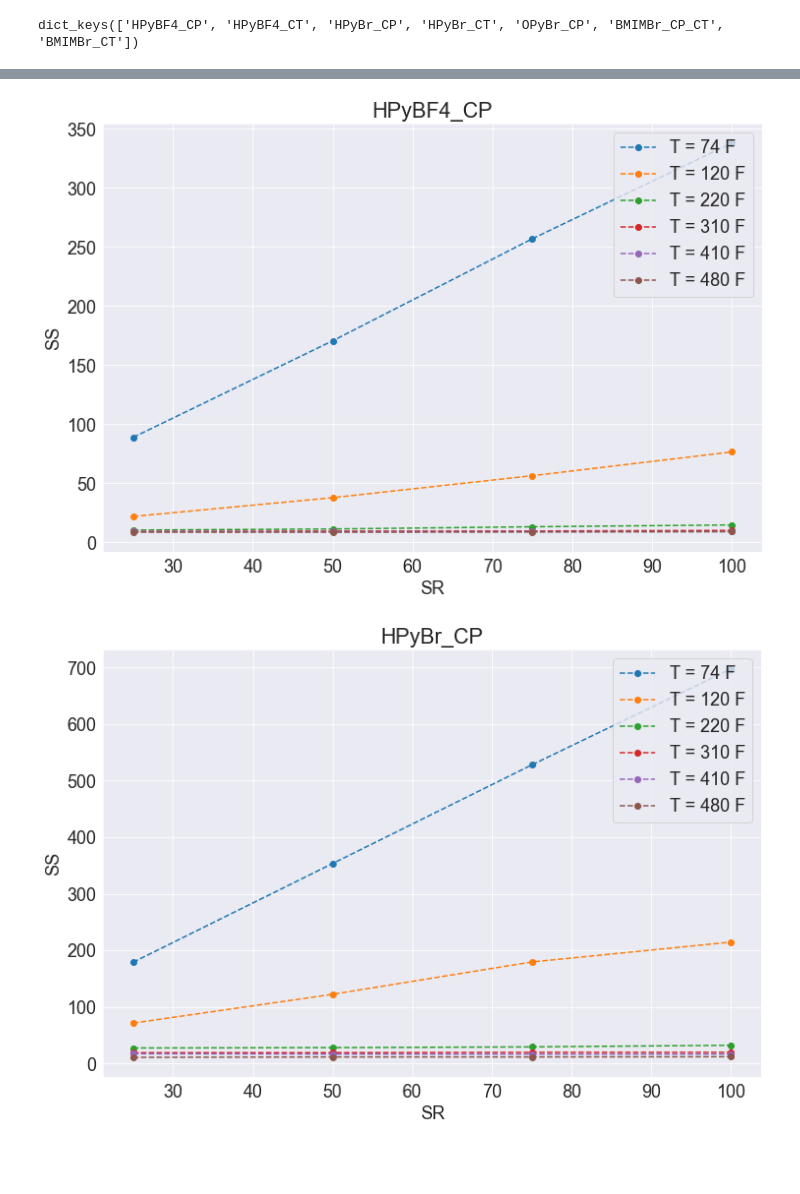
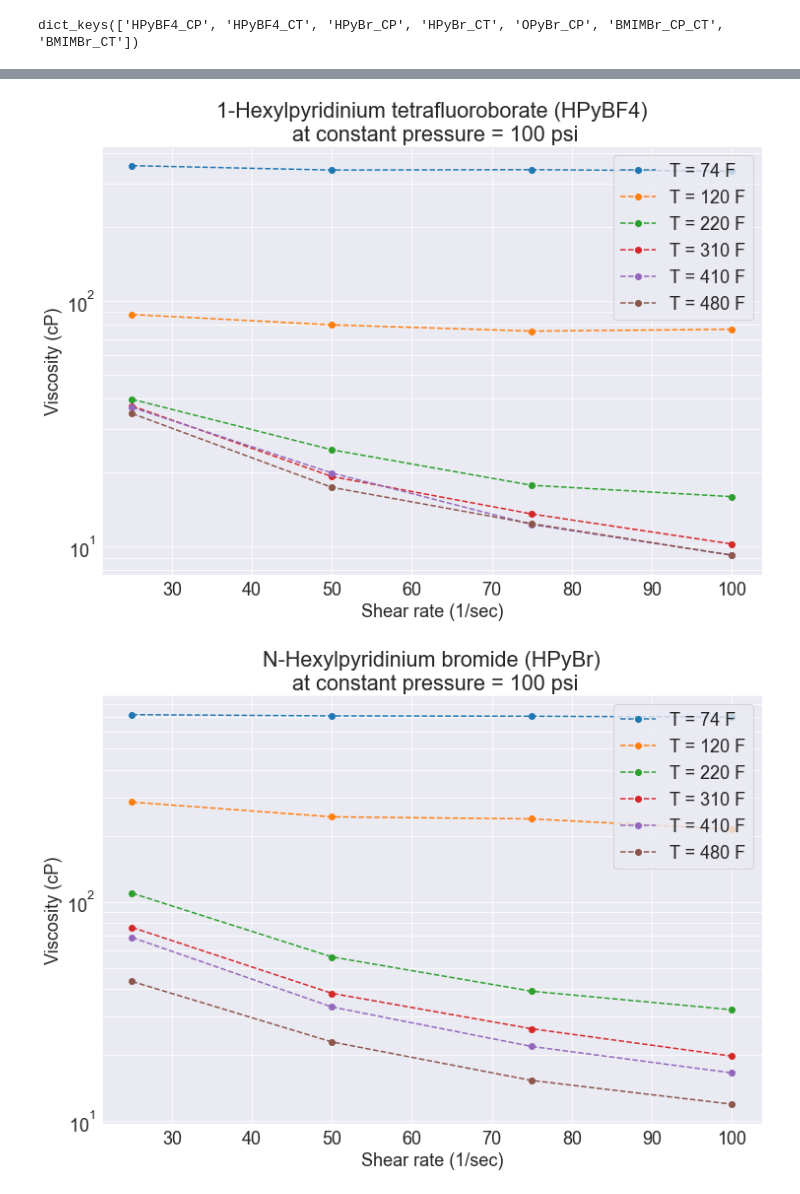
Before and after one commit to Atashnezhad/hpht, a Jupyter notebook: P02.ipynb, the cells around one changed output, grey strips where cells are left out. Cells and saved outputs as stored; diff of their text form; code cells hidden in the pictures; blank space fills up the shorter version.

Commit message:
plots map dict added

```diff
--- a/P02.ipynb
+++ b/P02.ipynb
@@ -92,0 +89,33 @@ obj = MyPlot()
+# %%
+my_list =[
+    'HPyBF4_CP',
+    # 'HPyBF4_CT',
+    'HPyBr_CP',
+    # 'HPyBr_CT',
+    'OPyBr_CP',
+    # 'BMIMBr_CP_CT',
+    # 'BMIMBr_CT'
+]
+
+mapping_dict = {
+    "HPyBF4_CP": "1-Hexylpyridinium tetrafluoroborate (HPyBF4)\n at constant pressure = 100 psi",
+    "HPyBr_CP": "N-Hexylpyridinium bromide (HPyBr)\n at constant pressure = 100 psi",
+    "OPyBr_CP": "1-Octylpyridinium bromide (OPyBr)\n at constant pressure = 100 psi",
+    "HPyBF4_CT": "1-Hexylpyridinium tetrafluoroborate (HPyBF4)\n at constant temperature = 380 deg F",
+    "HPyBr_CT": "N-Hexylpyridinium bromide (HPyBr)\n at constant temperature = 380 deg F",
+    "BMIMBr_CP_CT": "1-Butyl-3-methylimidazolium bromide (BMIMBr)\n at constant pressure and temperature",
+    "BMIMBr_CT": "1-Butyl-3-methylimidazolium bromide (BMIMBr)\n at constant temperature = 380 deg F",
+}
+
+for case in my_list:
+    obj.plot_data(
+    data,
+    case,
+    grouop_by_parameter='T',
+    x_parameter='SR',
+    y_parameter='SS',
+    legend_units='deg F',
+    x_axis_label='Shear rate (1/sec)',
+    y_axis_label='Shear Stress (dyne/cm^2)',
+    maping_dict=mapping_dict,
+)
@@ -93,23 +126,26 @@ obj = MyPlot()
 # %%
 my_list =[
     'HPyBF4_CP',
     # 'HPyBF4_CT',
     'HPyBr_CP',
     # 'HPyBr_CT',
     'OPyBr_CP',
     # 'BMIMBr_CP_CT',
     # 'BMIMBr_CT'
 ]
 
 for case in my_list:
     obj.plot_data(
     data,
     case,
     grouop_by_parameter='T',
     x_parameter='SR',
-    y_parameter='SS',
-    legend_units='F'
+    y_parameter='cP',
+    y_axis_log_scale=True,
+    maping_dict=mapping_dict,
+    x_axis_label='Shear rate (1/sec)',
+    y_axis_label='Viscosity (cP)',
 )
 # %% [output]
-[figure, old version]
+[figure, new version]
-[figure, old version]
+[figure, new version]
```
Also changed, not shown: parts of 12 cells of this notebook.
